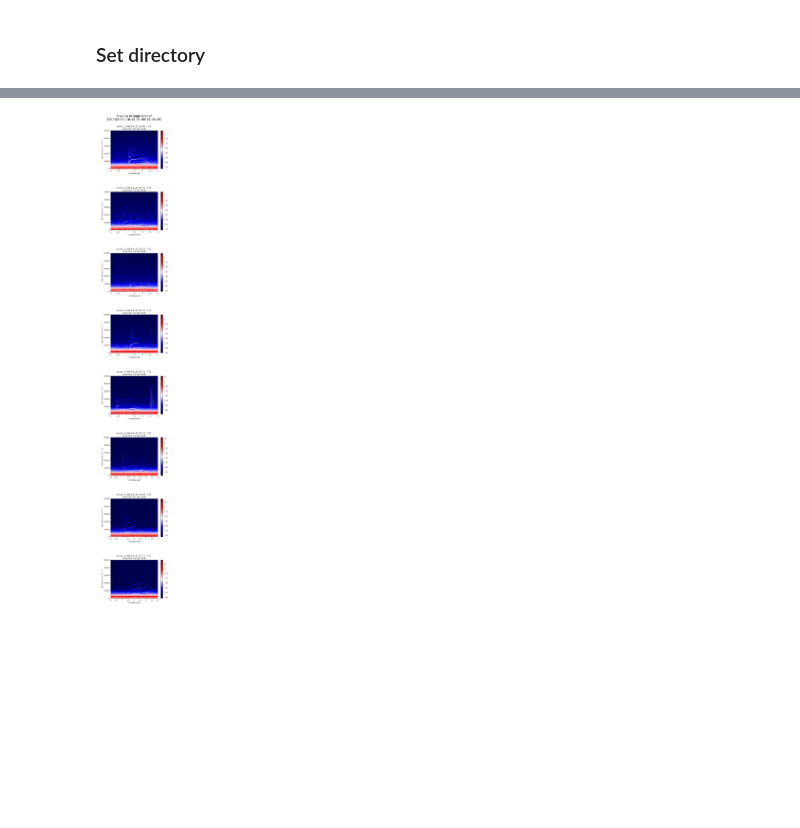
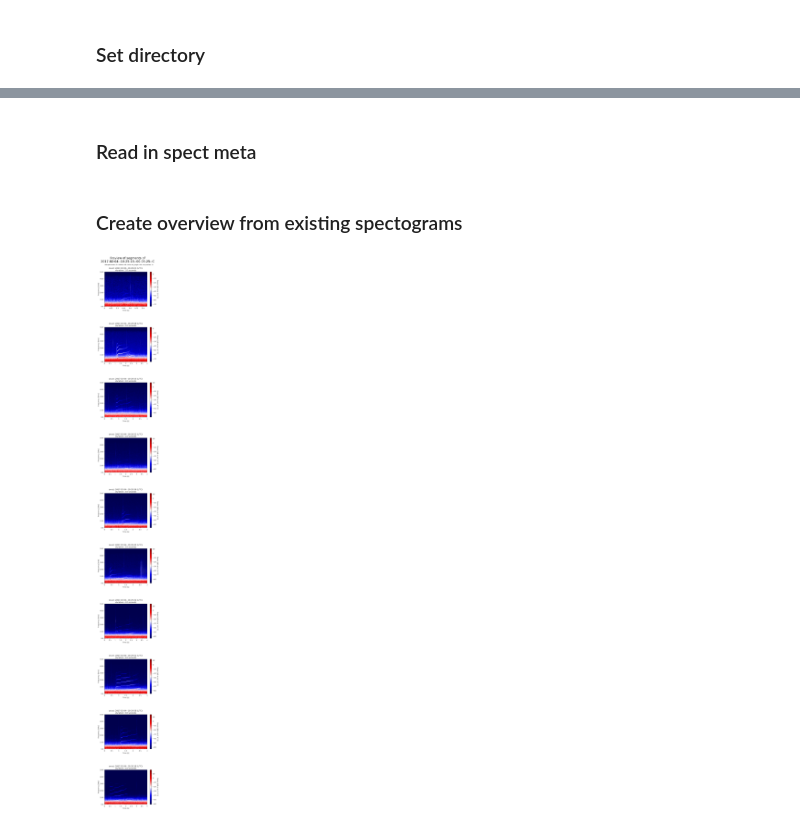
Before and after one commit to sgabulya/orca, a Jupyter notebook: Create_previews.ipynb, the cells around one changed output, grey strips where cells are left out. Cells and saved outputs as stored; diff of their text form; code cells hidden in the pictures; blank space fills up the shorter version.

Commit message:
spectogram and metafiels adjusted according to Jorgs comments

```diff
--- a/Create_previews.ipynb
+++ b/Create_previews.ipynb
@@ -35,3 +36,8 @@ Dropdown(description='Choose folder:', options=('.DS_Store', '.ipynb_checkpoints
 os.chdir(directory + 'call_segments/' +file[0])
 pngs=glob.glob('*.png')
 pngs.sort()
+# %%
+for e in list(range(len(pngs))):
+    if 'preview'in  pngs[e]:
+        pngs.remove(pngs[e])
+pngs
@@ -38,20 +55,39 @@ pngs.sort()
+# %% [markdown]
+### Read in spect meta
+# %%
+with open('spect_meta.yml', 'r') as stream:
+    data_loaded = yaml.safe_load(stream)
+
+hop_length=data_loaded['hop_length']
+win_length=data_loaded['win_length']
+nfft=data_loaded['nfft']
+sample_rate=data_loaded['sample_rate']
+# %% [markdown]
+### Create overview from existing spectograms
 # %%
 fig=plt.figure(figsize=(100,100))
 
 for p in list(range(len(pngs))):
+
+    #Add title
     if p==1:
         plt.title('Preview of segments of \n{} \n'.format(file[0]), fontsize=30)
+        #plt.suptitle('Short time Fourrier Transform parameters: \n fs: {}Hz, nfft: {}, win_length: {}, non_overlap: {}'.format(sample_rate, nfft, win_length, hop_length), fontsize=18)
+        plt.annotate('\n *Stft parameters: fs: {}kHz, nfft: {}, win_length: {}, non_overlap: {}\n \n \n'.format(int(sample_rate/1000), nfft, win_length, hop_length),
+                     xy = (0.9, 1.0 ), xycoords='axes fraction', ha='right', va="center", fontsize=13)
 
     pic=pngs[p]
     img = mpimg.imread(pic)
     fig.add_subplot(len(pngs),1,p+1)
     plt.imshow(img)
     plt.axis('off')
 
-plt.show()
 
 # Save spectograms
-plt.savefig('preview_'+file[0], bbox_inches='tight', dpi=600)
+plt.savefig('preview_'+ file[0], bbox_inches='tight', dpi=200, facecolor='White' )
+
+
+plt.show()
 plt.close()
 # %% [output]
-[figure, old version]
+[figure, new version]
```
Also changed, not shown: parts of 3 cells of this notebook, 3 other files.
